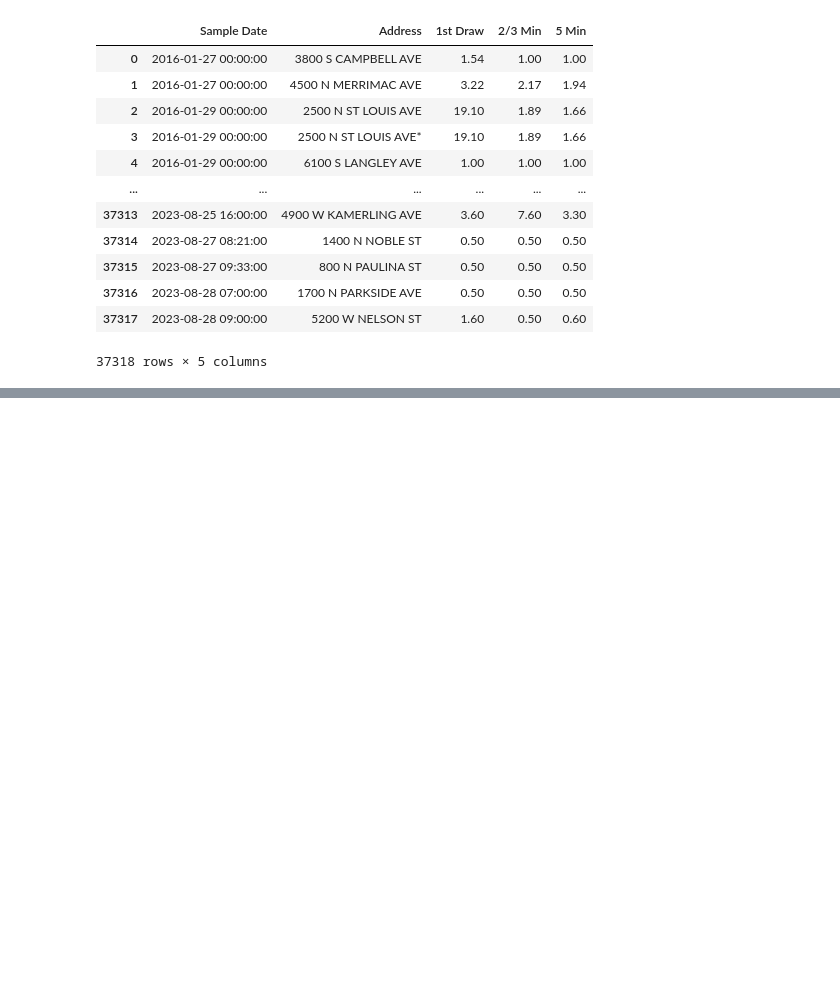
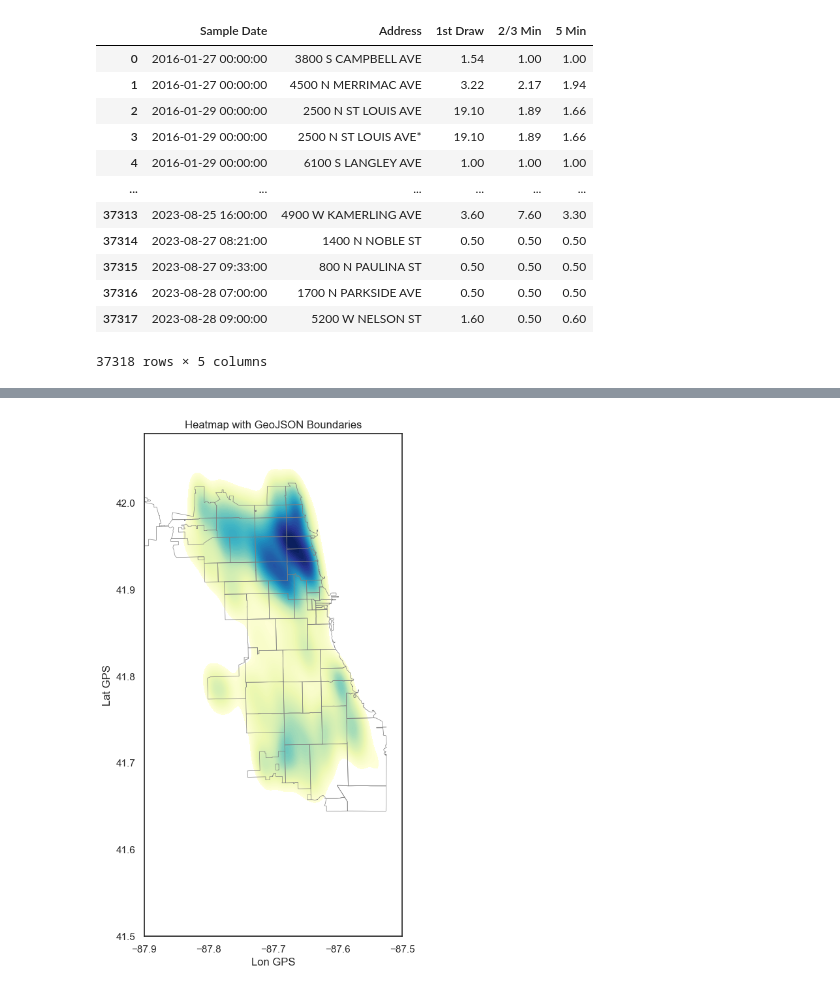
Before and after one commit to ebugarin/Chicago-Water-Lead-Levels-Analyzation, a Jupyter notebook: data_analysis.ipynb, the cells around one changed output, grey strips where cells are left out. Cells and saved outputs as stored; diff of their text form; code cells hidden in the pictures; blank space fills up the shorter version.

```diff
--- a/data_analysis.ipynb
+++ b/data_analysis.ipynb
@@ -113,0 +407,38 @@ df
+# %%
+
+# Define your bounding box (min_lon, min_lat, max_lon, max_lat)
+bounding_box = (-87.90, 41.50, -87.50, 42.08)  # Example bounding box
+
+# Filter the DataFrame to include only points within the bounding box
+filtered_df = merged_df[
+    (merged_df['Lon GPS'] >= bounding_box[0]) &
+    (merged_df['Lon GPS'] <= bounding_box[2]) &
+    (merged_df['Lat GPS'] >= bounding_box[1]) &
+    (merged_df['Lat GPS'] <= bounding_box[3])
+]
+
+# Create a GeoDataFrame from the filtered DataFrame
+gdf = gpd.GeoDataFrame(
+    filtered_df,
+    geometry=gpd.points_from_xy(filtered_df['Lon GPS'], filtered_df['Lat GPS']),
+    crs="EPSG:4326"
+)
+
+# Create a heatmap
+sns.set(style="white")
+plt.figure(figsize=(10, 10))
+sns.kdeplot(data=gdf, x="Lon GPS", y="Lat GPS", fill=True, cmap="YlGnBu", levels=100)
+
+# Read the GeoJSON file into a GeoDataFrame
+geojson_file = "boundaries-zipcode.geojson"
+geojson_gdf = gpd.read_file(geojson_file)
+
+# Plot the GeoJSON data on top of the heatmap
+ax = geojson_gdf.plot(ax=plt.gca(), color='none', edgecolor='gray', linewidth=0.5)
+ax.set_xlim(bounding_box[0], bounding_box[2])
+ax.set_ylim(bounding_box[1], bounding_box[3])
+
+plt.title("Heatmap with GeoJSON Boundaries")
+plt.show()
+# %% [output]
+[figure, added]
```
Also changed, not shown: parts of 34 cells of this notebook, 4 other files.
